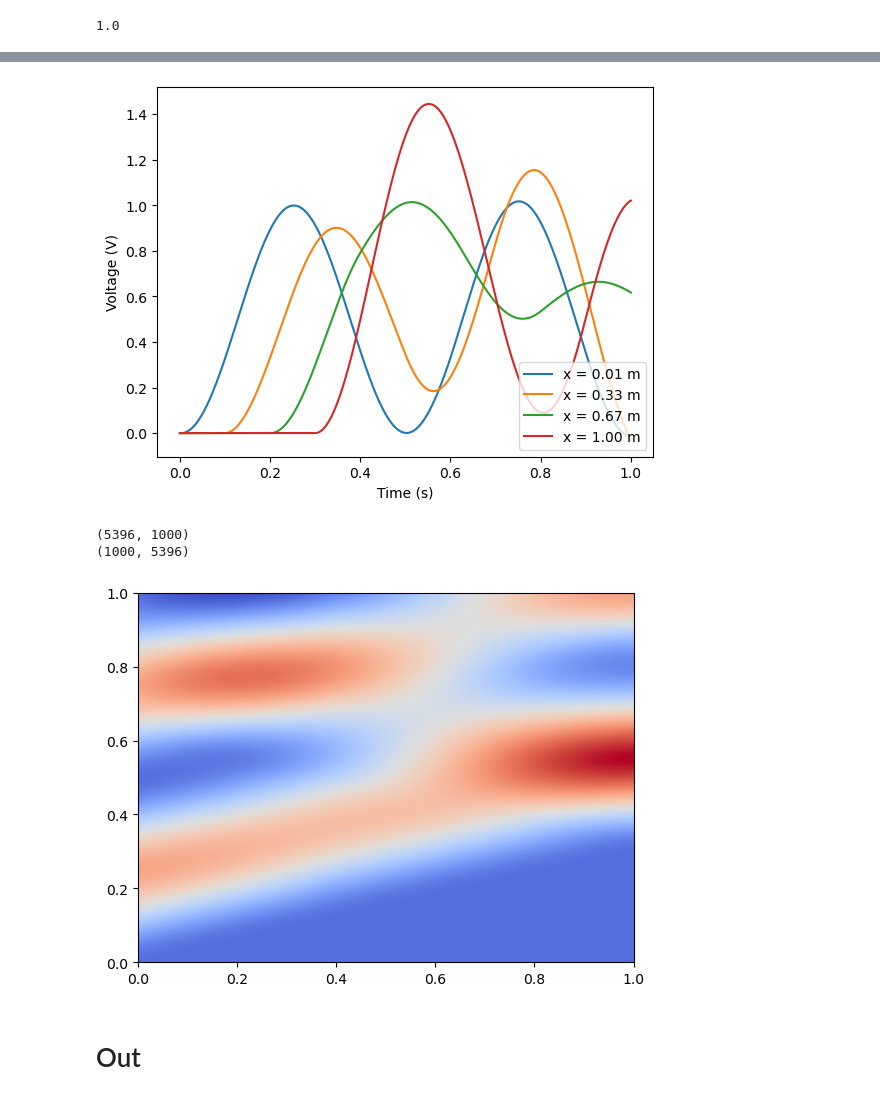
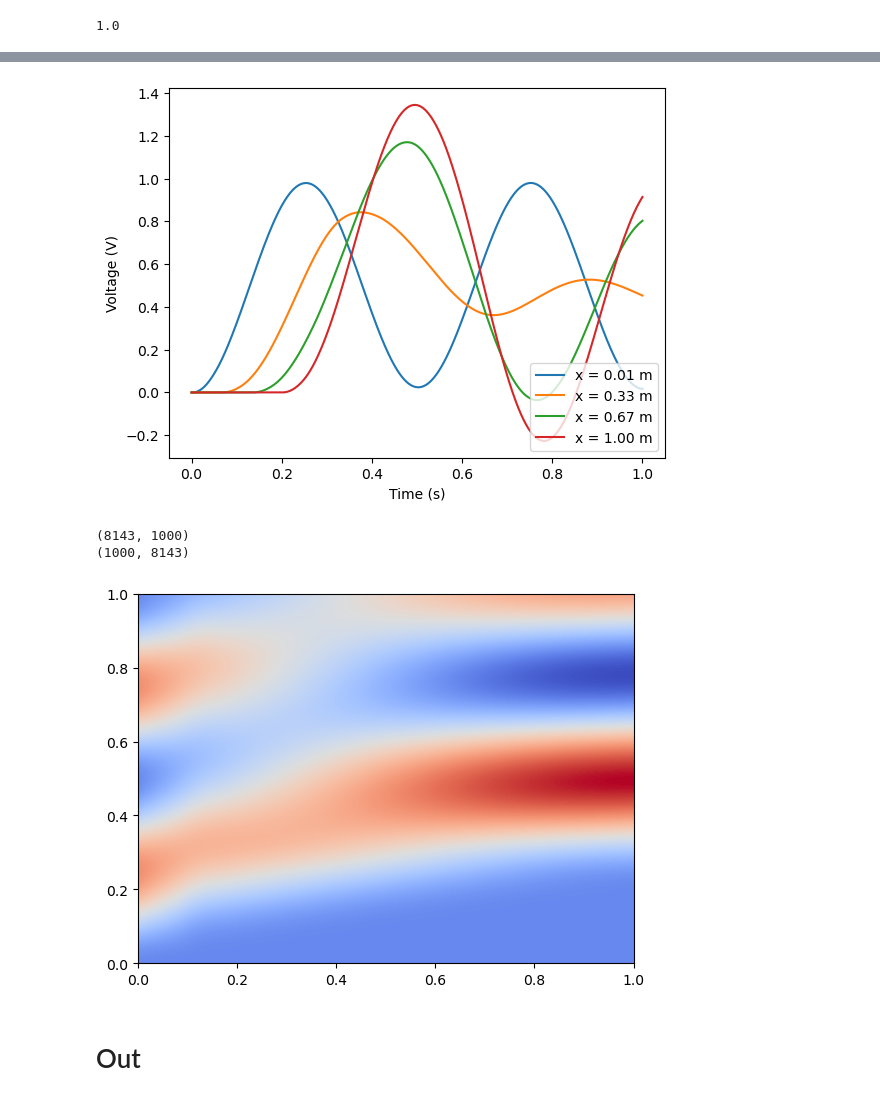
Before and after one commit to AlejandroPenacho/PINN-Project, a Jupyter notebook: numerical.ipynb, the cells around one changed output, grey strips where cells are left out. Saved outputs shown, nothing was run; the diff lists cells and outputs as text; code cells hidden in the pictures.

```diff
--- a/numerical.ipynb
+++ b/numerical.ipynb
@@ -38,9 +38,9 @@ output.save("data/case_a.pt")
 n_x = 1000
 
 def g_factor(x):
-    g = 100*np.ones_like(x)
-    g[x < 0.38] = 1
-    g[x > 0.4] = 1
+    g = 500*np.ones_like(x)
+    g[x < 0.1] = 1
+    g[x > 0.15] = 1
 
     # g = 10**(np.sin(2*np.pi * x))
 
@@ -85,7 +85,7 @@ output.save("data/case_b.pt")
-[figure, old version]
+[figure, new version]
-(5396, 1000)
-(1000, 5396)
+(8143, 1000)
+(1000, 8143)
-[figure, old version]
+[figure, new version]
 # %% [markdown]
 # Out
 # %% [markdown]
```
Also changed, not shown: parts of 2 cells of this notebook, 6 other files.
